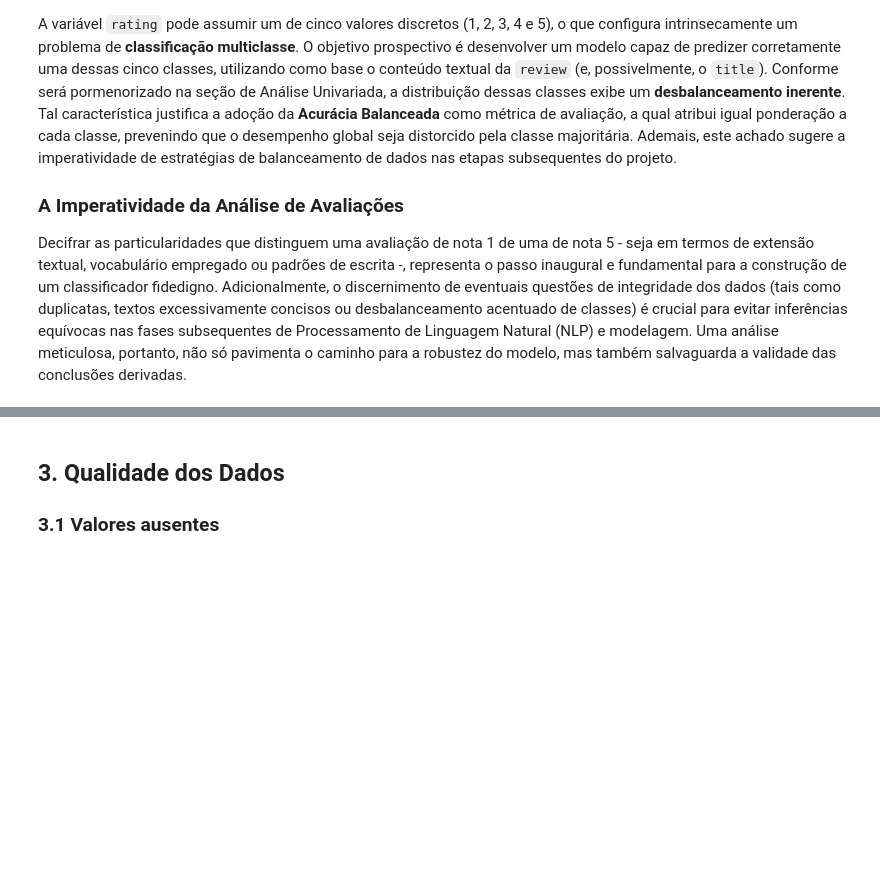
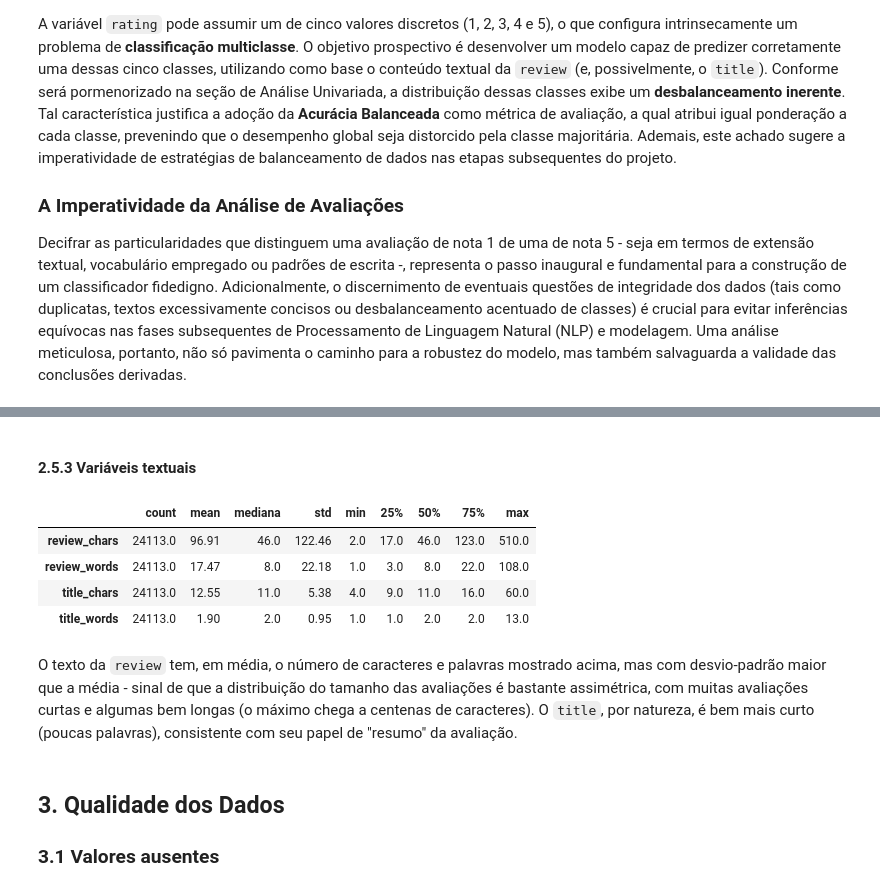
Before and after one commit to Saikonfate/TDE1-IA, a Jupyter notebook: EDA_Análise_de_Revisões_de_Compras.ipynb, the cells around one changed output, grey strips where cells are left out. Drawn from its saved outputs; the diff is of its cells as text; code cells hidden in the pictures; blank space fills up the shorter version.

```diff
--- a/EDA_Análise_de_Revisões_de_Compras.ipynb
+++ b/EDA_Análise_de_Revisões_de_Compras.ipynb
@@ -113,3 +348,37 @@ Decifrar as particularidades que distinguem uma avaliação de nota 1 de uma de
+# %% [markdown]
+#### 2.5.3 Variáveis textuais
+# %%
+df["review_chars"] = df["review"].astype(str).str.len()
+df["review_words"] = df["review"].astype(str).str.split().apply(len)
+df["title_chars"] = df["title"].astype(str).str.len()
+df["title_words"] = df["title"].astype(str).str.split().apply(len)
+
+txt_desc = pd.DataFrame({
+    "review_chars": df["review_chars"].describe(),
+    "review_words": df["review_words"].describe(),
+    "title_chars": df["title_chars"].describe(),
+    "title_words": df["title_words"].describe(),
+}).T
+txt_desc["mediana"] = pd.Series({
+    "review_chars": df["review_chars"].median(),
+    "review_words": df["review_words"].median(),
+    "title_chars": df["title_chars"].median(),
+    "title_words": df["title_words"].median(),
+})
+txt_desc = txt_desc[["count", "mean", "mediana", "std", "min", "25%", "50%", "75%", "max"]]
+txt_desc.round(2)
+# %% [output]
+|  | count | mean | mediana | std | min | 25% | 50% | 75% | max |
+| review_chars | 24113.0 | 96.91 | 46.0 | 122.46 | 2.0 | 17.0 | 46.0 | 123.0 | 510.0 |
+| review_words | 24113.0 | 17.47 | 8.0 | 22.18 | 1.0 | 3.0 | 8.0 | 22.0 | 108.0 |
+| title_chars | 24113.0 | 12.55 | 11.0 | 5.38 | 4.0 | 9.0 | 11.0 | 16.0 | 60.0 |
+| title_words | 24113.0 | 1.90 | 2.0 | 0.95 | 1.0 | 1.0 | 2.0 | 2.0 | 13.0 |
+# %% [markdown]
+O texto da `review` tem, em média, o número de caracteres e palavras
+mostrado acima, mas com desvio-padrão maior que a média - sinal de que a distribuição do tamanho das
+avaliações é bastante assimétrica, com muitas avaliações curtas e algumas bem longas (o máximo chega
+a centenas de caracteres). O `title`, por natureza, é bem mais curto (poucas palavras), consistente
+com seu papel de "resumo" da avaliação.
 # %% [markdown]
 ## 3. Qualidade dos Dados
 
```
Also changed, not shown: parts of 22 cells of this notebook.
